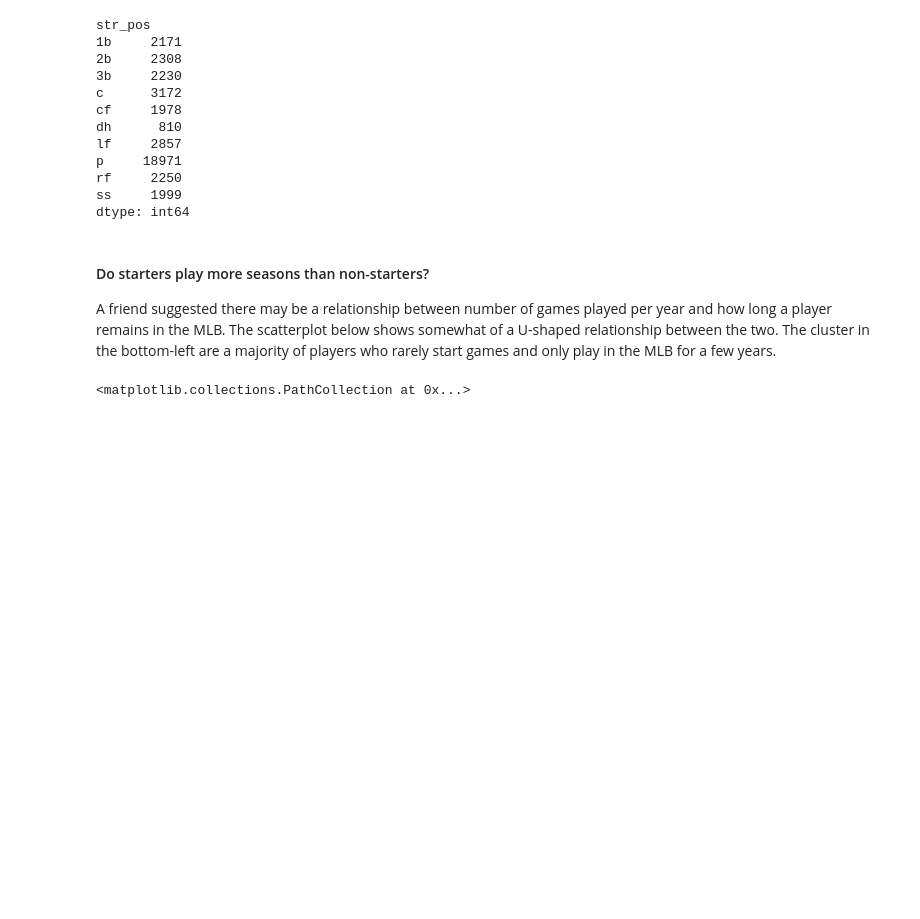
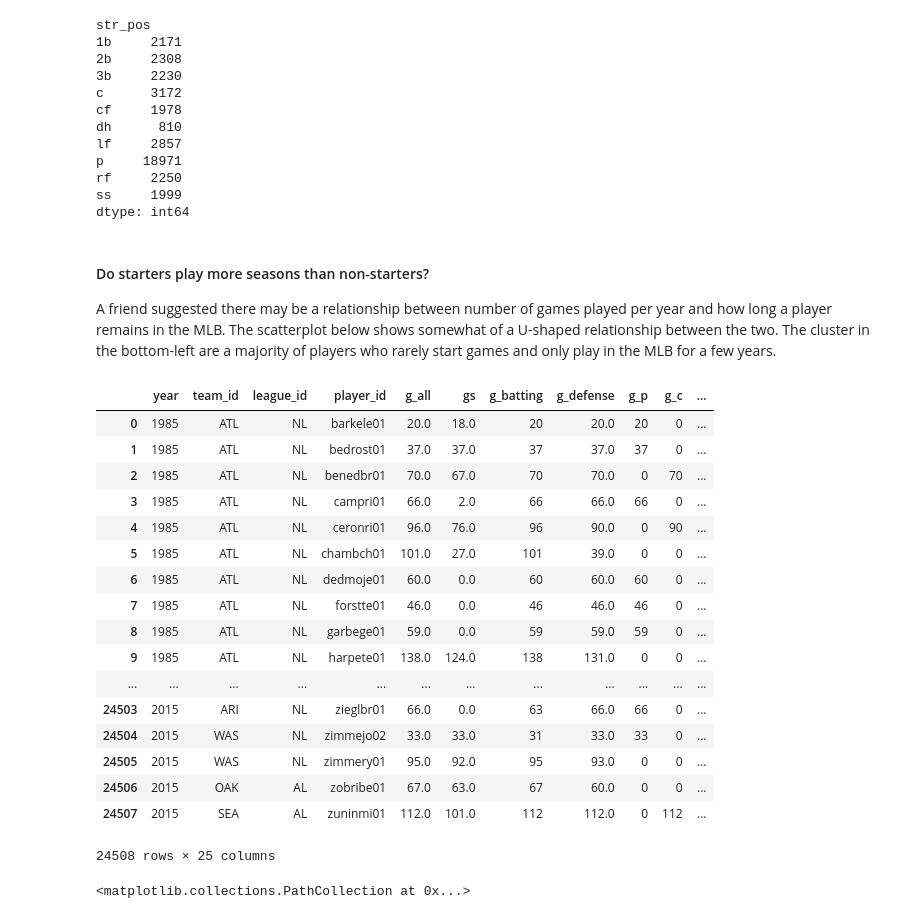
Before and after one commit to jnelson16/springboard-capstone, a Jupyter notebook: Salary.ipynb, the cells around one changed output. Saved outputs shown, nothing was run; the diff lists cells and outputs as text; code cells hidden in the pictures; blank space fills up the shorter version.

```diff
--- a/Salary.ipynb
+++ b/Salary.ipynb
@@ -13,11 +13,13 @@ fielding = pd.read_csv('data/baseball/fielding.csv')
 team = pd.read_csv('data/baseball/team.csv')
 pitching = pd.read_csv('data/baseball/pitching.csv')
 # %%
-app_player = appearances.merge(player)
+app_player = appearances.merge(player).sort_values(by=['year', 'team_id', 'player_id']).reset_index()
 # %%
 app_player['age'] = app_player.year - app_player.birth_year
+app_player['years_in_mlb'] = app_player.year - app_player.debut.dropna().str[0:4].astype(int)
 # %%
 appearances['age'] = app_player.age
+appearances['years_in_mlb'] = app_player.years_in_mlb
 # %% [markdown]
 For the project, we are looking at the importance of salary for building a baseball team.
 # %% [markdown]
@@ -313,6 +357,26 @@ dtype: int64
 A friend suggested there may be a relationship between number of games played per year and how long a player remains in the MLB. The scatterplot below shows somewhat of a U-shaped relationship between the two. The cluster in the bottom-left are a majority of players who rarely start games and only play in the MLB for a few years.
 # %%
 app_salary = appearances.merge(salary)
+app_salary
+# %% [output]
+|  | year | team_id | league_id | player_id | g_all | gs | g_batting | g_defense | g_p | g_c | ... |
+| 0 | 1985 | ATL | NL | barkele01 | 20.0 | 18.0 | 20 | 20.0 | 20 | 0 | ... |
+| 1 | 1985 | ATL | NL | bedrost01 | 37.0 | 37.0 | 37 | 37.0 | 37 | 0 | ... |
+| 2 | 1985 | ATL | NL | benedbr01 | 70.0 | 67.0 | 70 | 70.0 | 0 | 70 | ... |
+| 3 | 1985 | ATL | NL | campri01 | 66.0 | 2.0 | 66 | 66.0 | 66 | 0 | ... |
+| 4 | 1985 | ATL | NL | ceronri01 | 96.0 | 76.0 | 96 | 90.0 | 0 | 90 | ... |
+| 5 | 1985 | ATL | NL | chambch01 | 101.0 | 27.0 | 101 | 39.0 | 0 | 0 | ... |
+| 6 | 1985 | ATL | NL | dedmoje01 | 60.0 | 0.0 | 60 | 60.0 | 60 | 0 | ... |
+| 7 | 1985 | ATL | NL | forstte01 | 46.0 | 0.0 | 46 | 46.0 | 46 | 0 | ... |
+| 8 | 1985 | ATL | NL | garbege01 | 59.0 | 0.0 | 59 | 59.0 | 59 | 0 | ... |
+| 9 | 1985 | ATL | NL | harpete01 | 138.0 | 124.0 | 138 | 131.0 | 0 | 0 | ... |
+| ... | ... | ... | ... | ... | ... | ... | ... | ... | ... | ... | ... |
+| 24503 | 2015 | ARI | NL | zieglbr01 | 66.0 | 0.0 | 63 | 66.0 | 66 | 0 | ... |
+| 24504 | 2015 | WAS | NL | zimmejo02 | 33.0 | 33.0 | 31 | 33.0 | 33 | 0 | ... |
+| 24505 | 2015 | WAS | NL | zimmery01 | 95.0 | 92.0 | 95 | 93.0 | 0 | 0 | ... |
+| 24506 | 2015 | OAK | AL | zobribe01 | 67.0 | 63.0 | 67 | 60.0 | 0 | 0 | ... |
+| 24507 | 2015 | SEA | AL | zuninmi01 | 112.0 | 101.0 | 112 | 112.0 | 0 | 112 | ... |
+24508 rows × 25 columns
 # %%
 seasons = app_salary.groupby('player_id').size()
 gs = app_salary.groupby('player_id')['gs'].mean()
```
Also changed, not shown: parts of 18 cells of this notebook, 2 other files.
